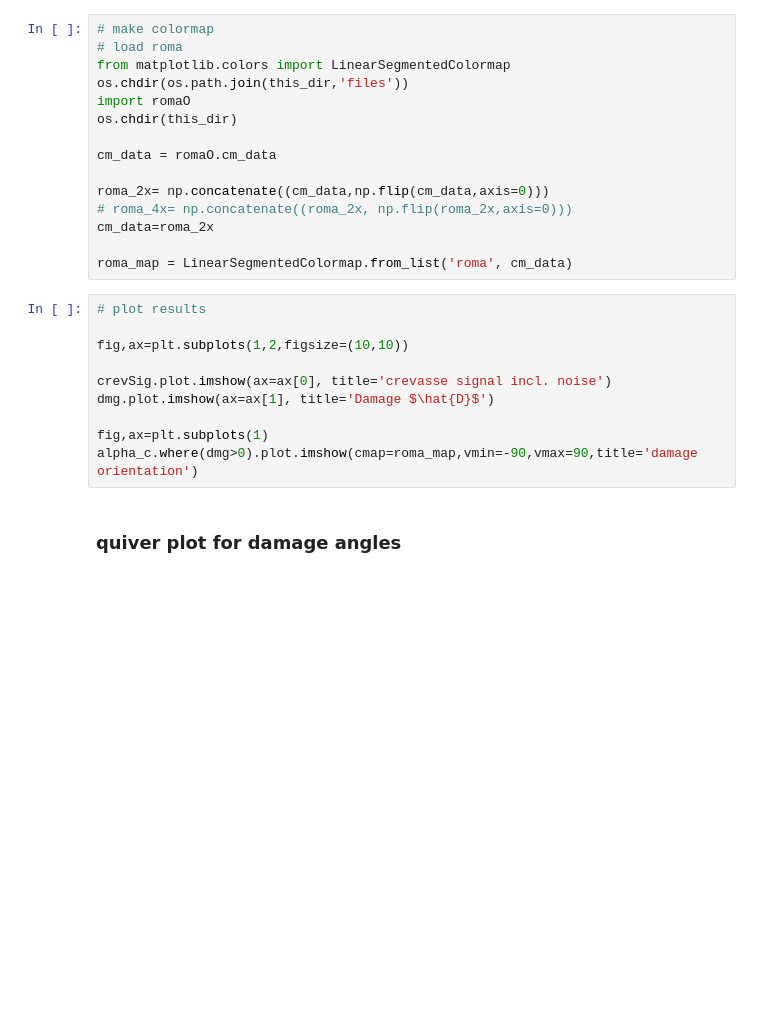
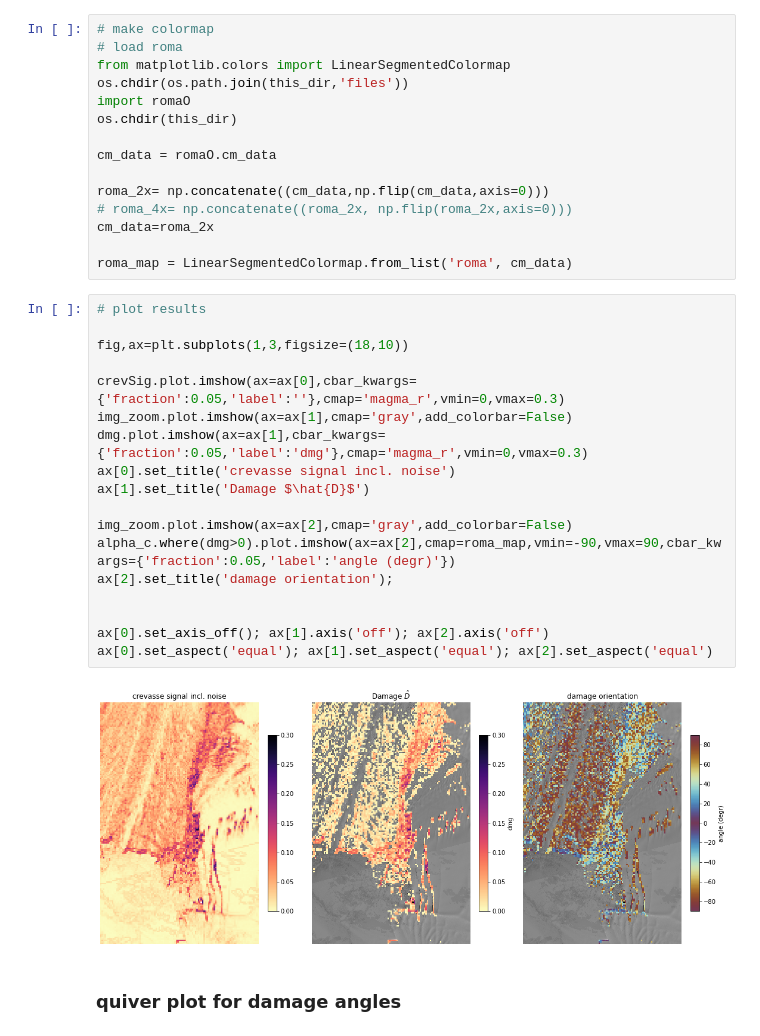
Before and after one commit to mizeboud/NormalisedRadonTransform, a Jupyter notebook: python/notebooks/example_NeRD.ipynb, the cells around one changed output. Drawn from its saved outputs; the diff is of its cells as text; blank space fills up the shorter version.

Commit message:
add plot to example

```diff
--- a/python/notebooks/example_NeRD.ipynb
+++ b/python/notebooks/example_NeRD.ipynb
@@ -333,13 +332,23 @@ roma_map = LinearSegmentedColormap.from_list('roma', cm_data)
 # %%
 # plot results
 
-fig,ax=plt.subplots(1,2,figsize=(10,10))
+fig,ax=plt.subplots(1,3,figsize=(18,10))
 
-crevSig.plot.imshow(ax=ax[0], title='crevasse signal incl. noise')
-dmg.plot.imshow(ax=ax[1], title='Damage $\hat{D}$')
+crevSig.plot.imshow(ax=ax[0],cbar_kwargs={'fraction':0.05,'label':''},cmap='magma_r',vmin=0,vmax=0.3)
+img_zoom.plot.imshow(ax=ax[1],cmap='gray',add_colorbar=False)
+dmg.plot.imshow(ax=ax[1],cbar_kwargs={'fraction':0.05,'label':'dmg'},cmap='magma_r',vmin=0,vmax=0.3)
+ax[0].set_title('crevasse signal incl. noise')
+ax[1].set_title('Damage $\hat{D}$')
 
-fig,ax=plt.subplots(1)
-alpha_c.where(dmg>0).plot.imshow(cmap=roma_map,vmin=-90,vmax=90,title='damage orientation')
+img_zoom.plot.imshow(ax=ax[2],cmap='gray',add_colorbar=False)
+alpha_c.where(dmg>0).plot.imshow(ax=ax[2],cmap=roma_map,vmin=-90,vmax=90,cbar_kwargs={'fraction':0.05,'label':'angle (degr)'})
+ax[2].set_title('damage orientation');
+
+
+ax[0].set_axis_off(); ax[1].axis('off'); ax[2].axis('off')
+ax[0].set_aspect('equal'); ax[1].set_aspect('equal'); ax[2].set_aspect('equal')
+# %% [output]
+[figure, added]
 # %% [markdown]
 ### quiver plot for damage angles
 # %%
```
Also changed, not shown: parts of 5 cells of this notebook.
